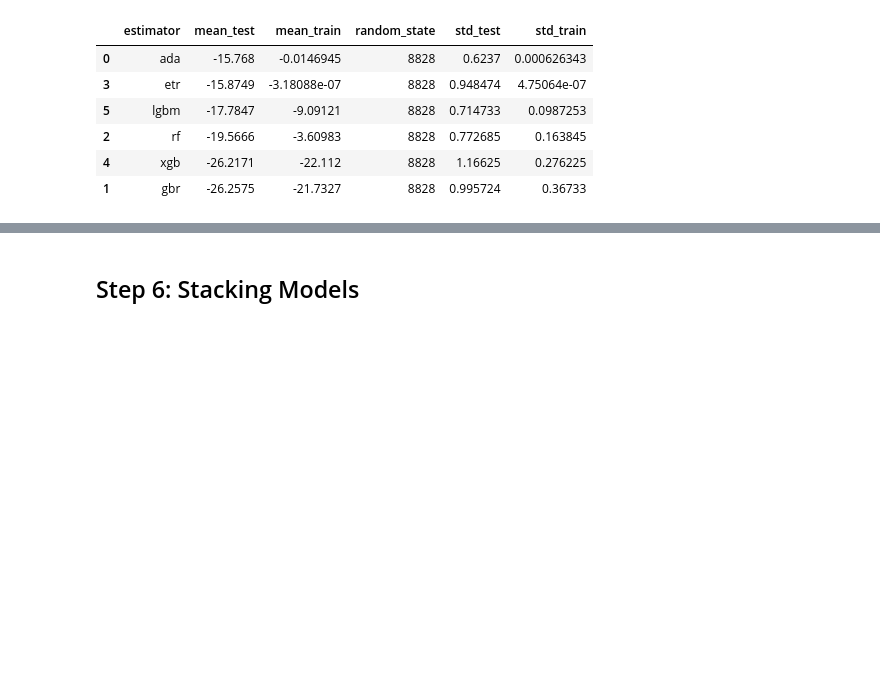
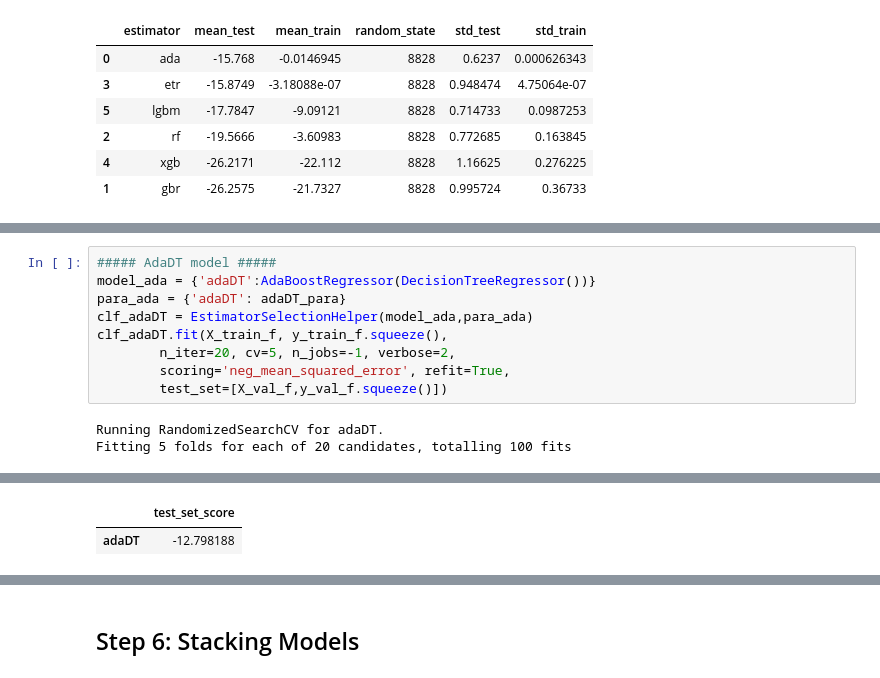
Before and after one commit to YestinYang/Learning-Path, a Jupyter notebook: Projects/MS_Predict Student Earnings/Predict_Student_Earnings.ipynb, the cells around one changed output, grey strips where cells are left out. Cells and saved outputs as stored; diff of their text form; blank space fills up the shorter version.

```diff
--- a/Projects/MS_Predict Student Earnings/Predict_Student_Earnings.ipynb
+++ b/Projects/MS_Predict Student Earnings/Predict_Student_Earnings.ipynb
@@ -726,0 +751,12 @@ rf_para = {'n_estimators':[400, 600, 800],
+# %%
+##### AdaDT model #####
+model_ada = {'adaDT':AdaBoostRegressor(DecisionTreeRegressor())}
+para_ada = {'adaDT': adaDT_para}
+clf_adaDT = EstimatorSelectionHelper(model_ada,para_ada)
+clf_adaDT.fit(X_train_f, y_train_f.squeeze(),
+        n_iter=20, cv=5, n_jobs=-1, verbose=2,
+        scoring='neg_mean_squared_error', refit=True,
+        test_set=[X_val_f,y_val_f.squeeze()])
+# %% [output]
+Running RandomizedSearchCV for adaDT.
+Fitting 5 folds for each of 20 candidates, totalling 100 fits
@@ -726,0 +765,2 @@ rf_para = {'n_estimators':[400, 600, 800],
+|  | test_set_score |
+| adaDT | -12.798188 |
```
Also changed, not shown: parts of 9 cells of this notebook, 1 other file.
